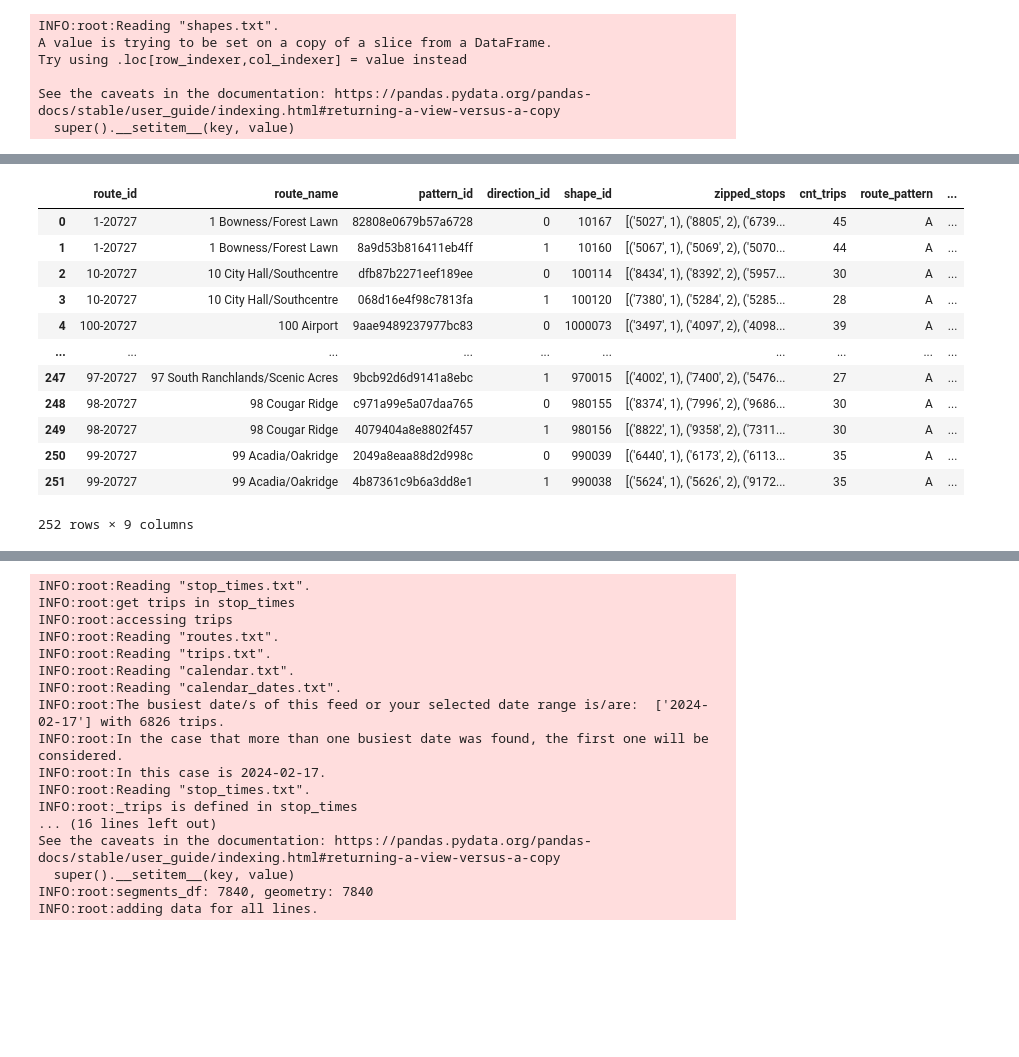
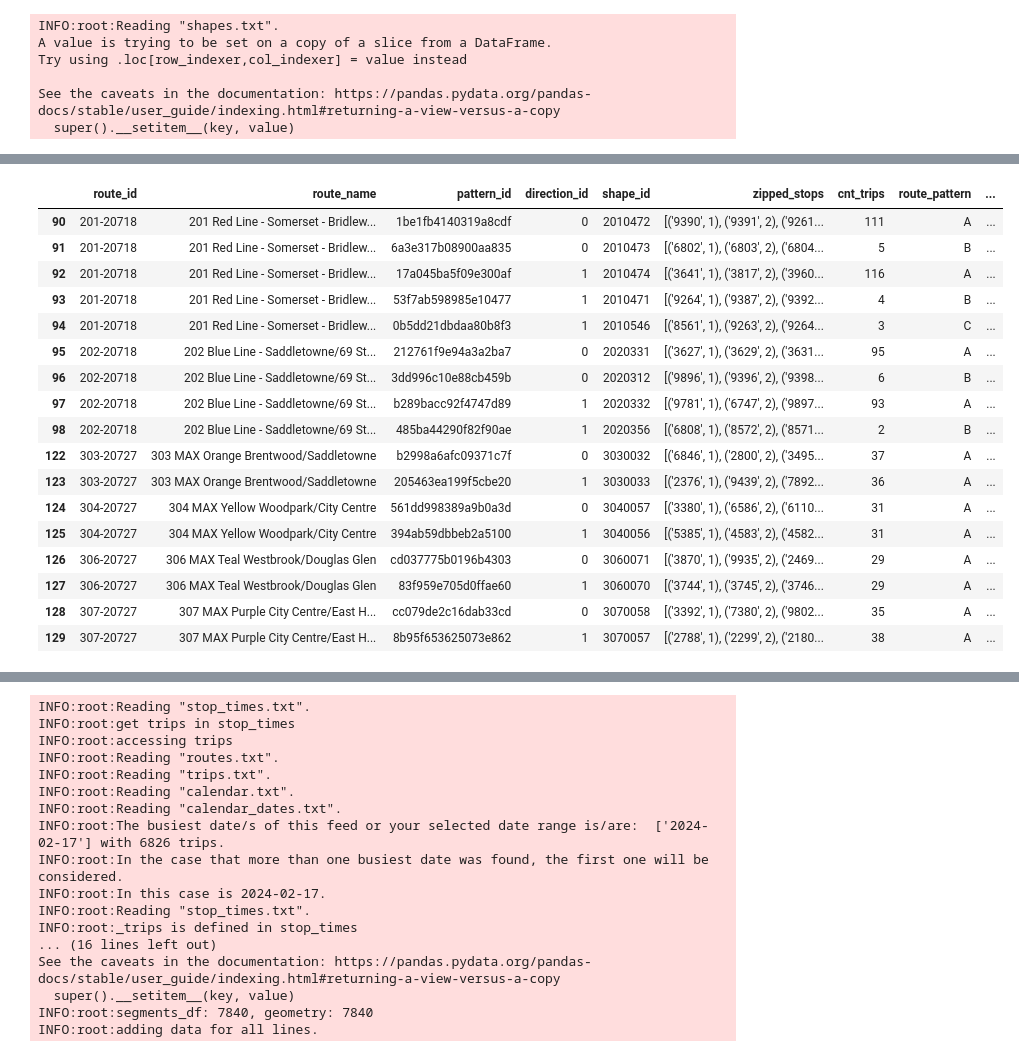
Before and after one commit to sulemanbasit/Calgary-Transit-Economic-Gap-Analysis, a Jupyter notebook: ctga.ipynb, the cells around one changed output, grey strips where cells are left out. Saved outputs shown, nothing was run; the diff lists cells and outputs as text; code cells hidden in the pictures; blank space fills up the shorter version.

```diff
--- a/ctga.ipynb
+++ b/ctga.ipynb
@@ -405,19 +435,24 @@ line_freq.loc[line_freq["route_name"].str.contains("Line|MAX")].sort_values(by=[
-# %%
-feed.routes_patterns
-# %% [output]
-|  | route_id | route_name | pattern_id | direction_id | shape_id | zipped_stops | cnt_trips | route_pattern | ... |
-| 0 | 1-20727 | 1 Bowness/Forest Lawn | 82808e0679b57a6728 | 0 | 10167 | [('5027', 1), ('8805', 2), ('6739... | 45 | A | ... |
-| 1 | 1-20727 | 1 Bowness/Forest Lawn | 8a9d53b816411eb4ff | 1 | 10160 | [('5067', 1), ('5069', 2), ('5070... | 44 | A | ... |
-| 2 | 10-20727 | 10 City Hall/Southcentre | dfb87b2271eef189ee | 0 | 100114 | [('8434', 1), ('8392', 2), ('5957... | 30 | A | ... |
-| 3 | 10-20727 | 10 City Hall/Southcentre | 068d16e4f98c7813fa | 1 | 100120 | [('7380', 1), ('5284', 2), ('5285... | 28 | A | ... |
-| 4 | 100-20727 | 100 Airport | 9aae9489237977bc83 | 0 | 1000073 | [('3497', 1), ('4097', 2), ('4098... | 39 | A | ... |
-| ... | ... | ... | ... | ... | ... | ... | ... | ... | ... |
-| 247 | 97-20727 | 97 South Ranchlands/Scenic Acres | 9bcb92d6d9141a8ebc | 1 | 970015 | [('4002', 1), ('7400', 2), ('5476... | 27 | A | ... |
-| 248 | 98-20727 | 98 Cougar Ridge | c971a99e5a07daa765 | 0 | 980155 | [('8374', 1), ('7996', 2), ('9686... | 30 | A | ... |
-| 249 | 98-20727 | 98 Cougar Ridge | 4079404a8e8802f457 | 1 | 980156 | [('8822', 1), ('9358', 2), ('7311... | 30 | A | ... |
-| 250 | 99-20727 | 99 Acadia/Oakridge | 2049a8eaa88d2d998c | 0 | 990039 | [('6440', 1), ('6173', 2), ('6113... | 35 | A | ... |
-| 251 | 99-20727 | 99 Acadia/Oakridge | 4b87361c9b6a3dd8e1 | 1 | 990038 | [('5624', 1), ('5626', 2), ('9172... | 35 | A | ... |
-252 rows × 9 columns
+# %%
+feed.routes_patterns.loc[feed.routes_patterns["route_name"].str.contains("Line|MAX")]
+# %% [output]
+|  | route_id | route_name | pattern_id | direction_id | shape_id | zipped_stops | cnt_trips | route_pattern | ... |
+| 90 | 201-20718 | 201 Red Line - Somerset - Bridlew... | 1be1fb4140319a8cdf | 0 | 2010472 | [('9390', 1), ('9391', 2), ('9261... | 111 | A | ... |
+| 91 | 201-20718 | 201 Red Line - Somerset - Bridlew... | 6a3e317b08900aa835 | 0 | 2010473 | [('6802', 1), ('6803', 2), ('6804... | 5 | B | ... |
+| 92 | 201-20718 | 201 Red Line - Somerset - Bridlew... | 17a045ba5f09e300af | 1 | 2010474 | [('3641', 1), ('3817', 2), ('3960... | 116 | A | ... |
+| 93 | 201-20718 | 201 Red Line - Somerset - Bridlew... | 53f7ab598985e10477 | 1 | 2010471 | [('9264', 1), ('9387', 2), ('9392... | 4 | B | ... |
+| 94 | 201-20718 | 201 Red Line - Somerset - Bridlew... | 0b5dd21dbdaa80b8f3 | 1 | 2010546 | [('8561', 1), ('9263', 2), ('9264... | 3 | C | ... |
+| 95 | 202-20718 | 202 Blue Line - Saddletowne/69 St... | 212761f9e94a3a2ba7 | 0 | 2020331 | [('3627', 1), ('3629', 2), ('3631... | 95 | A | ... |
+| 96 | 202-20718 | 202 Blue Line - Saddletowne/69 St... | 3dd996c10e88cb459b | 0 | 2020312 | [('9896', 1), ('9396', 2), ('9398... | 6 | B | ... |
+| 97 | 202-20718 | 202 Blue Line - Saddletowne/69 St... | b289bacc92f4747d89 | 1 | 2020332 | [('9781', 1), ('6747', 2), ('9897... | 93 | A | ... |
+| 98 | 202-20718 | 202 Blue Line - Saddletowne/69 St... | 485ba44290f82f90ae | 1 | 2020356 | [('6808', 1), ('8572', 2), ('8571... | 2 | B | ... |
+| 122 | 303-20727 | 303 MAX Orange Brentwood/Saddletowne | b2998a6afc09371c7f | 0 | 3030032 | [('6846', 1), ('2800', 2), ('3495... | 37 | A | ... |
+| 123 | 303-20727 | 303 MAX Orange Brentwood/Saddletowne | 205463ea199f5cbe20 | 1 | 3030033 | [('2376', 1), ('9439', 2), ('7892... | 36 | A | ... |
+| 124 | 304-20727 | 304 MAX Yellow Woodpark/City Centre | 561dd998389a9b0a3d | 0 | 3040057 | [('3380', 1), ('6586', 2), ('6110... | 31 | A | ... |
+| 125 | 304-20727 | 304 MAX Yellow Woodpark/City Centre | 394ab59dbbeb2a5100 | 1 | 3040056 | [('5385', 1), ('4583', 2), ('4582... | 31 | A | ... |
+| 126 | 306-20727 | 306 MAX Teal Westbrook/Douglas Glen | cd037775b0196b4303 | 0 | 3060071 | [('3870', 1), ('9935', 2), ('2469... | 29 | A | ... |
+| 127 | 306-20727 | 306 MAX Teal Westbrook/Douglas Glen | 83f959e705d0ffae60 | 1 | 3060070 | [('3744', 1), ('3745', 2), ('3746... | 29 | A | ... |
+| 128 | 307-20727 | 307 MAX Purple City Centre/East H... | cc079de2c16dab33cd | 0 | 3070058 | [('3392', 1), ('7380', 2), ('9802... | 35 | A | ... |
+| 129 | 307-20727 | 307 MAX Purple City Centre/East H... | 8b95f653625073e862 | 1 | 3070057 | [('2788', 1), ('2299', 2), ('2180... | 38 | A | ... |
 # %%
 seg = feed.segments
 # %%
```
Also changed, not shown: parts of 2 cells of this notebook, 3 other files.
